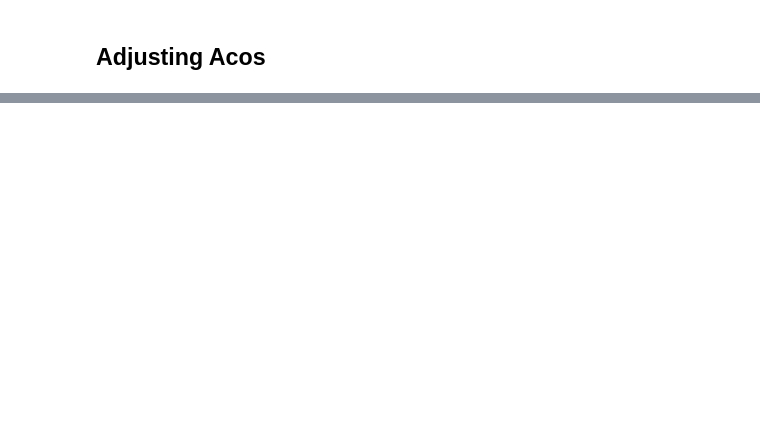
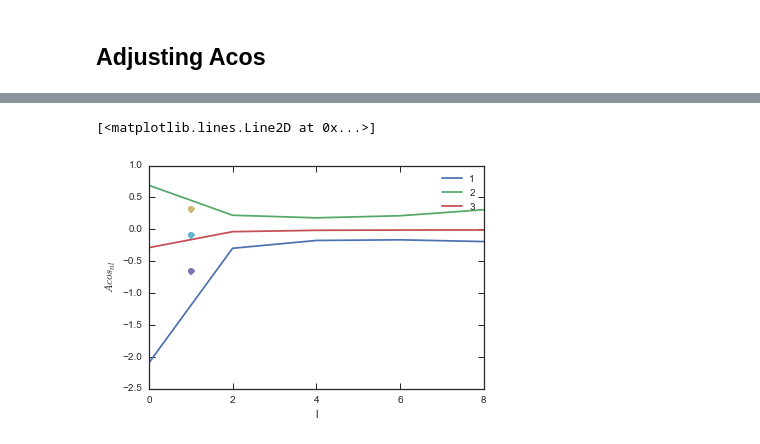
Before and after one commit to SeaifanAladdin/galpy-notebook, a Jupyter notebook: galpy/MW_SCFAnalysis.ipynb, the cells around one changed output, grey strips where cells are left out. Cells and saved outputs as stored; diff of their text form; code cells hidden in the pictures; blank space fills up the shorter version.

```diff
--- a/galpy/MW_SCFAnalysis.ipynb
+++ b/galpy/MW_SCFAnalysis.ipynb
@@ -72,0 +93,8 @@ plot.plotRA_DEC(loc, 0.008,1*units.Myr, False)
+# %%
+plot.plotAxiCoeffsVarying_n(Acos, n_start=1, n_end=4)
+plt.plot(1,-.66, "o")
+plt.plot(1, .317, "o")
+plt.plot(1, -0.086877150608839715, "o")
+# %% [output]
+[<matplotlib.lines.Line2D at 0x...>]
+[figure, added]
```
Also changed, not shown: parts of 47 cells of this notebook.
